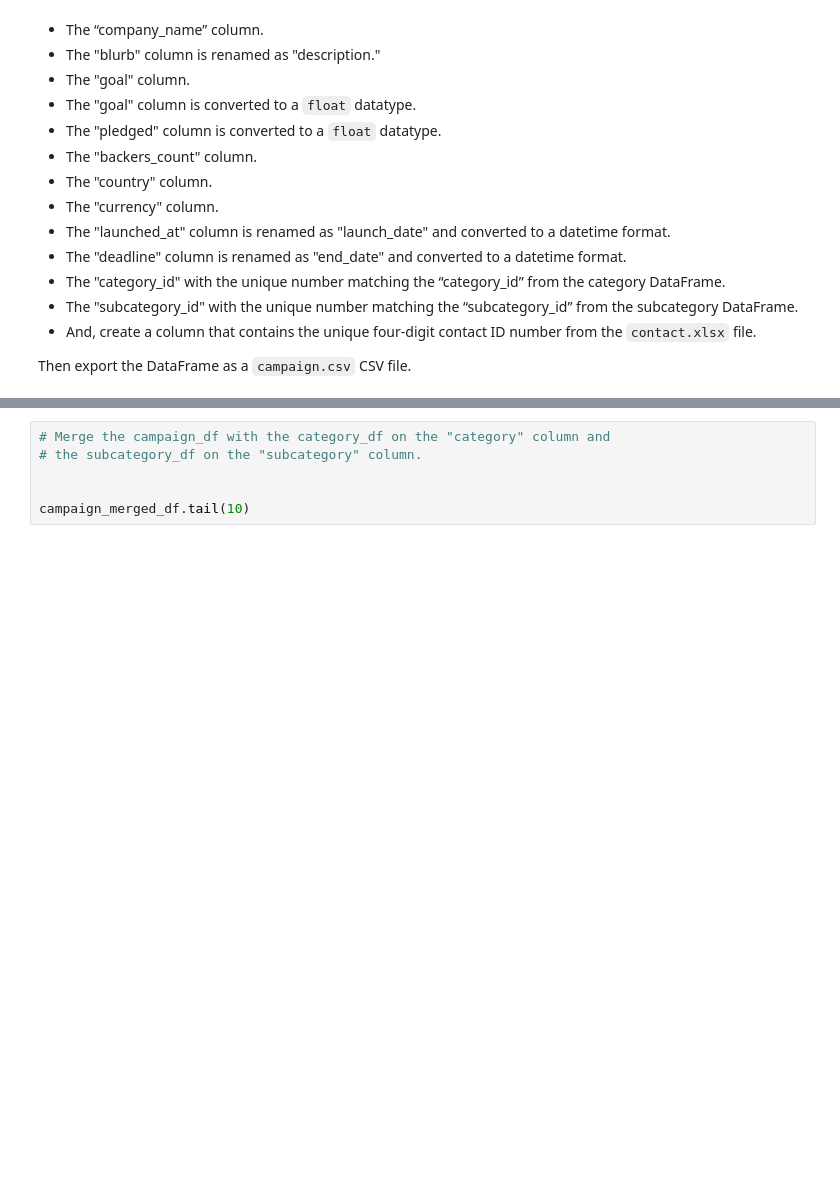
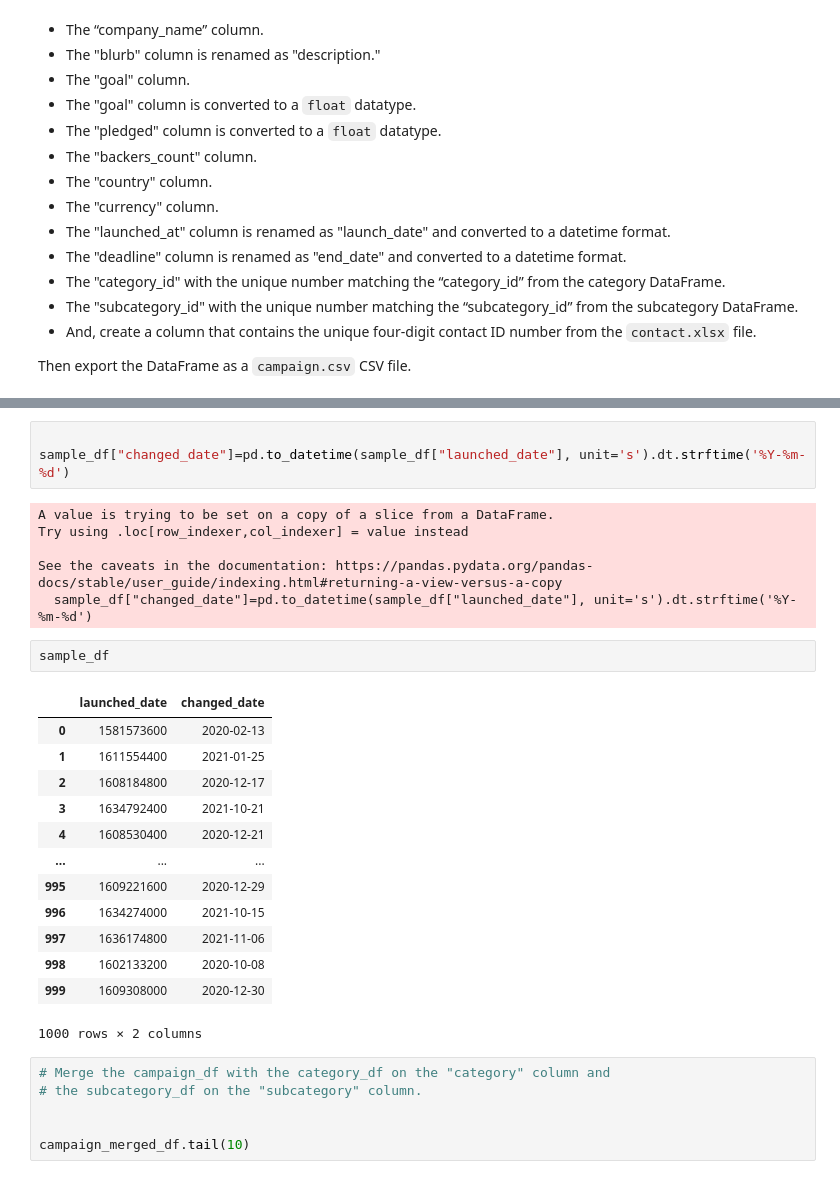
Before and after one commit to jmsavage2008/Crowdfunding_ETL, a Jupyter notebook: Starter_Files/SKlein_MRiley_JSavage_ETL_Mini_Project_Starter_Code.ipynb, the cells around one changed output, grey strips where cells are left out. Drawn from its saved outputs; the diff is of its cells as text; blank space fills up the shorter version.

```diff
--- a/Starter_Files/SKlein_MRiley_JSavage_ETL_Mini_Project_Starter_Code.ipynb
+++ b/Starter_Files/SKlein_MRiley_JSavage_ETL_Mini_Project_Starter_Code.ipynb
@@ -240,3 +265,28 @@ from datetime import datetime as dt
+# %%
+
+sample_df["changed_date"]=pd.to_datetime(sample_df["launched_date"], unit='s').dt.strftime('%Y-%m-%d')
+# %% [output]
+A value is trying to be set on a copy of a slice from a DataFrame.
+Try using .loc[row_indexer,col_indexer] = value instead
+
+See the caveats in the documentation: https://pandas.pydata.org/pandas-docs/stable/user_guide/indexing.html#returning-a-view-versus-a-copy
+  sample_df["changed_date"]=pd.to_datetime(sample_df["launched_date"], unit='s').dt.strftime('%Y-%m-%d')
+# %%
+sample_df
+# %% [output]
+|  | launched_date | changed_date |
+| 0 | 1581573600 | 2020-02-13 |
+| 1 | 1611554400 | 2021-01-25 |
+| 2 | 1608184800 | 2020-12-17 |
+| 3 | 1634792400 | 2021-10-21 |
+| 4 | 1608530400 | 2020-12-21 |
+| ... | ... | ... |
+| 995 | 1609221600 | 2020-12-29 |
+| 996 | 1634274000 | 2021-10-15 |
+| 997 | 1636174800 | 2021-11-06 |
+| 998 | 1602133200 | 2020-10-08 |
+| 999 | 1609308000 | 2020-12-30 |
+1000 rows × 2 columns
 # %%
 # Merge the campaign_df with the category_df on the "category" column and
 # the subcategory_df on the "subcategory" column.
```
Also changed, not shown: parts of 11 cells of this notebook, 2 other files.
